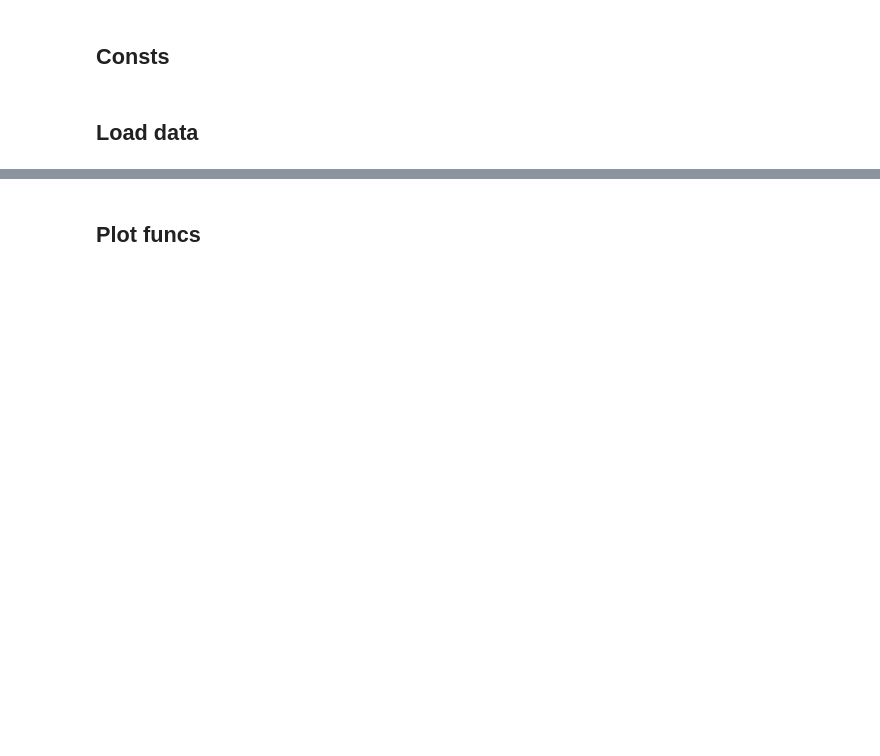
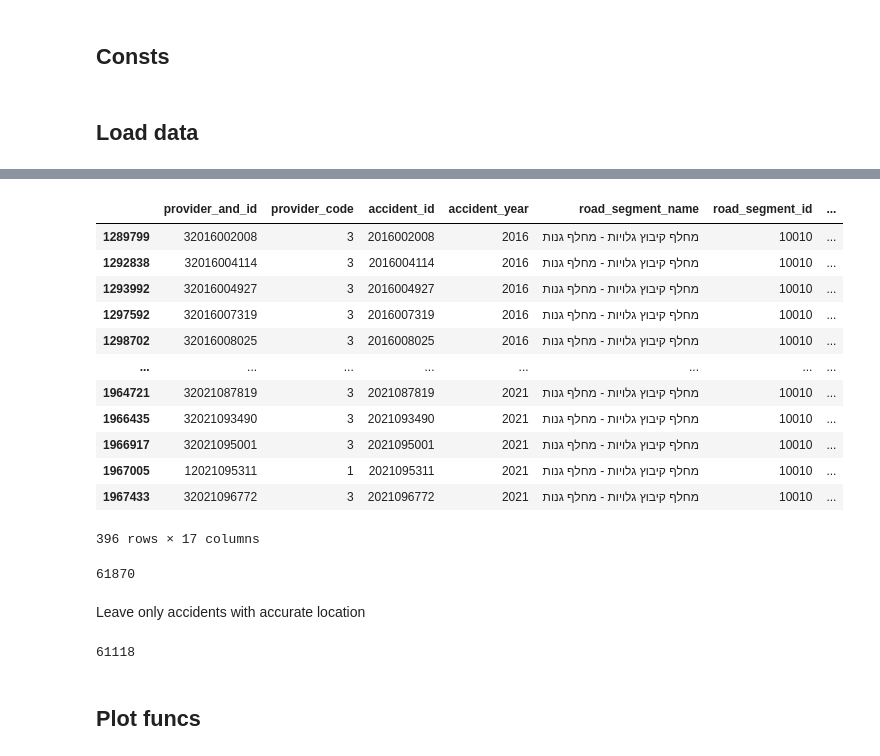
Before and after one commit to data-for-change/anyway-data-science, a Jupyter notebook: learning_notebooks/detect_segment_outliers.ipynb, the cells around one changed output, grey strips where cells are left out. Saved outputs shown, nothing was run; the diff lists cells and outputs as text; code cells hidden in the pictures; blank space fills up the shorter version.

```diff
--- a/learning_notebooks/detect_segment_outliers.ipynb
+++ b/learning_notebooks/detect_segment_outliers.ipynb
@@ -74,3 +108,30 @@ filtered
+# %%
+filtered[filtered[ROAD_SEGMENT] == 10010]
+# %% [output]
+|  | provider_and_id | provider_code | accident_id | accident_year | road_segment_name | road_segment_id | ... |
+| 1289799 | 32016002008 | 3 | 2016002008 | 2016 | מחלף קיבוץ גלויות - מחלף גנות | 10010 | ... |
+| 1292838 | 32016004114 | 3 | 2016004114 | 2016 | מחלף קיבוץ גלויות - מחלף גנות | 10010 | ... |
+| 1293992 | 32016004927 | 3 | 2016004927 | 2016 | מחלף קיבוץ גלויות - מחלף גנות | 10010 | ... |
+| 1297592 | 32016007319 | 3 | 2016007319 | 2016 | מחלף קיבוץ גלויות - מחלף גנות | 10010 | ... |
+| 1298702 | 32016008025 | 3 | 2016008025 | 2016 | מחלף קיבוץ גלויות - מחלף גנות | 10010 | ... |
+| ... | ... | ... | ... | ... | ... | ... | ... |
+| 1964721 | 32021087819 | 3 | 2021087819 | 2021 | מחלף קיבוץ גלויות - מחלף גנות | 10010 | ... |
+| 1966435 | 32021093490 | 3 | 2021093490 | 2021 | מחלף קיבוץ גלויות - מחלף גנות | 10010 | ... |
+| 1966917 | 32021095001 | 3 | 2021095001 | 2021 | מחלף קיבוץ גלויות - מחלף גנות | 10010 | ... |
+| 1967005 | 12021095311 | 1 | 2021095311 | 2021 | מחלף קיבוץ גלויות - מחלף גנות | 10010 | ... |
+| 1967433 | 32021096772 | 3 | 2021096772 | 2021 | מחלף קיבוץ גלויות - מחלף גנות | 10010 | ... |
+396 rows × 17 columns
+# %%
+len(filtered)
+# %% [output]
+61870
+# %% [markdown]
+Leave only accidents with accurate location
+# %%
+filtered_accurate_coords = filtered[filtered[LOC_ACCURACY] == 1]
+len(filtered_accurate_coords)
+# %% [output]
+61118
 # %% [markdown]
 ## Plot funcs
 # %%
```
Also changed, not shown: parts of 69 cells of this notebook.
